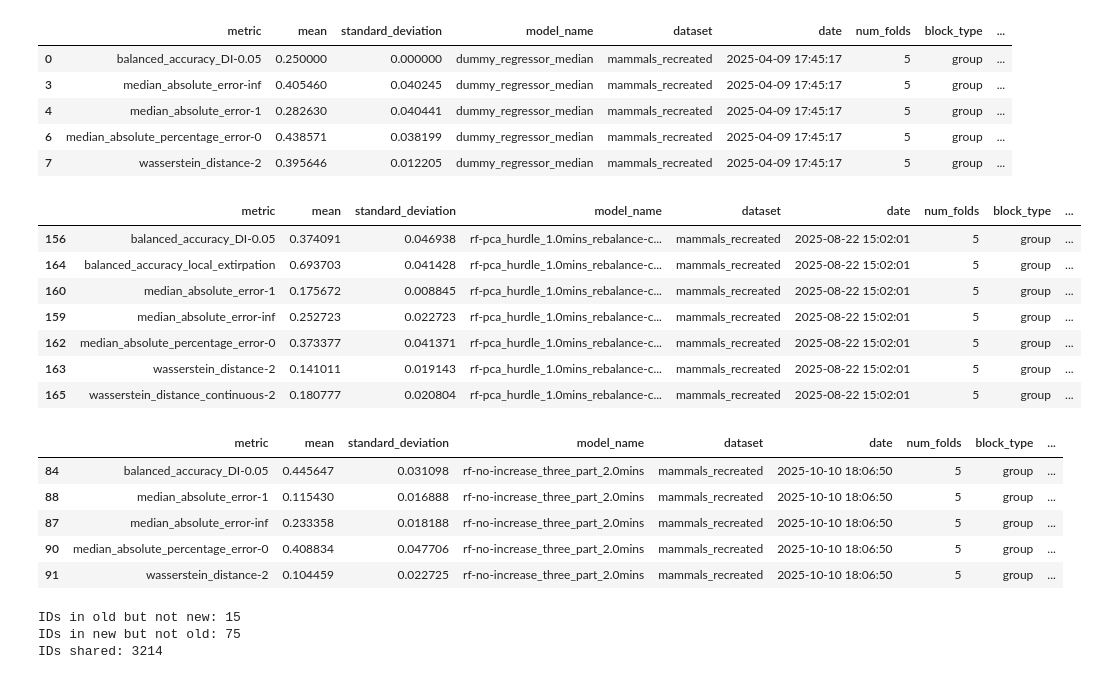
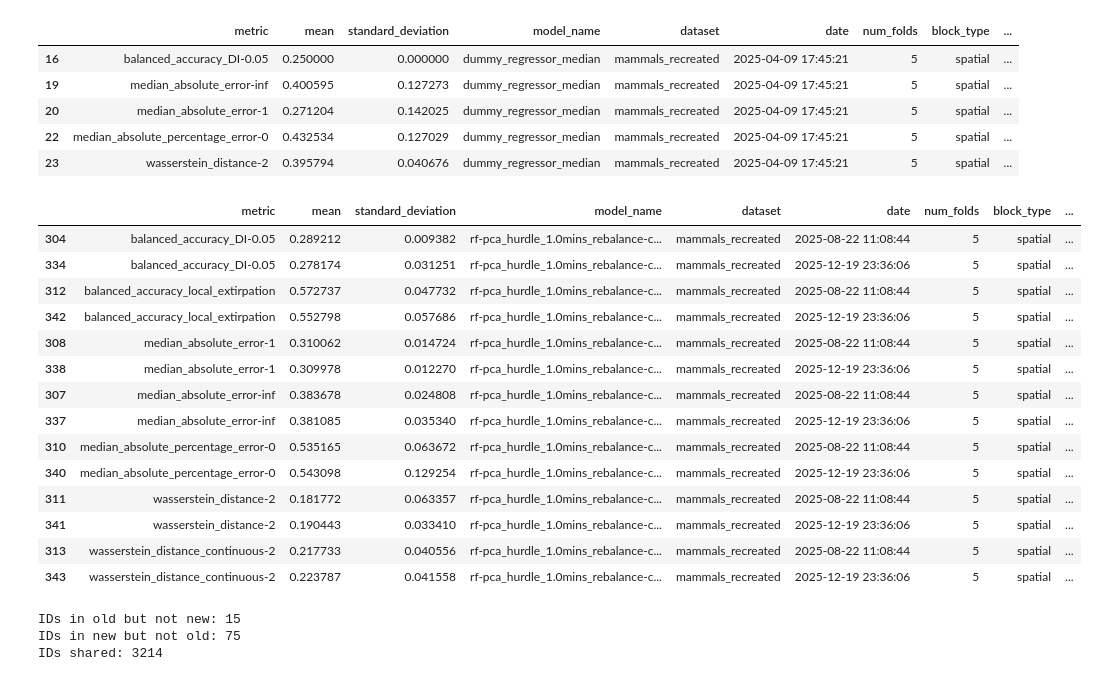
Before and after one commit to emiliolr/life-hunting, a Jupyter notebook: notebooks/scratch.ipynb, the cells around one changed output. Cells and saved outputs as stored; diff of their text form; code cells hidden in the pictures.

```diff
--- a/notebooks/scratch.ipynb
+++ b/notebooks/scratch.ipynb
@@ -12,37 +12,34 @@ from utils import preprocess_data
 old_results = pd.read_csv('/Users/emiliolr/Google Drive/My Drive/LIFE/hunting_analysis/final_results/cross_val_results_all_metrics.csv')
 new_results = pd.read_csv('/Users/emiliolr/Desktop/life-hunting/testing_governance/cross_val_results_all_metrics.csv')
 # %%
-block = 'group'
+block = 'spatial'
 old_results[(old_results['block_type'] == block) & (old_results['model_name'].str.startswith('dummy')) & (~old_results['metric'].str.contains('mean'))]
 # %% [output]
 |  | metric | mean | standard_deviation | model_name | dataset | date | num_folds | block_type | ... |
-| 0 | balanced_accuracy_DI-0.05 | 0.250000 | 0.000000 | dummy_regressor_median | mammals_recreated | 2025-04-09 17:45:17 | 5 | group | ... |
-| 3 | median_absolute_error-inf | 0.405460 | 0.040245 | dummy_regressor_median | mammals_recreated | 2025-04-09 17:45:17 | 5 | group | ... |
-| 4 | median_absolute_error-1 | 0.282630 | 0.040441 | dummy_regressor_median | mammals_recreated | 2025-04-09 17:45:17 | 5 | group | ... |
-| 6 | median_absolute_percentage_error-0 | 0.438571 | 0.038199 | dummy_regressor_median | mammals_recreated | 2025-04-09 17:45:17 | 5 | group | ... |
-| 7 | wasserstein_distance-2 | 0.395646 | 0.012205 | dummy_regressor_median | mammals_recreated | 2025-04-09 17:45:17 | 5 | group | ... |
+| 16 | balanced_accuracy_DI-0.05 | 0.250000 | 0.000000 | dummy_regressor_median | mammals_recreated | 2025-04-09 17:45:21 | 5 | spatial | ... |
+| 19 | median_absolute_error-inf | 0.400595 | 0.127273 | dummy_regressor_median | mammals_recreated | 2025-04-09 17:45:21 | 5 | spatial | ... |
+| 20 | median_absolute_error-1 | 0.271204 | 0.142025 | dummy_regressor_median | mammals_recreated | 2025-04-09 17:45:21 | 5 | spatial | ... |
+| 22 | median_absolute_percentage_error-0 | 0.432534 | 0.127029 | dummy_regressor_median | mammals_recreated | 2025-04-09 17:45:21 | 5 | spatial | ... |
+| 23 | wasserstein_distance-2 | 0.395794 | 0.040676 | dummy_regressor_median | mammals_recreated | 2025-04-09 17:45:21 | 5 | spatial | ... |
 # %%
-d = new_results[(new_results['block_type'] == block) & (new_results['model_name'].str.contains('rf-pca')) & (~new_results['metric'].str.contains('mean'))]
+d = new_results[(new_results['block_type'] == block) & (new_results['model_name'].str.startswith('rf-pca_hurdle_1.0mins_rebalance-classes')) & (~new_results['metric'].str.contains('mean'))]
 d.sort_values('metric')
 # %% [output]
 |  | metric | mean | standard_deviation | model_name | dataset | date | num_folds | block_type | ... |
-| 156 | balanced_accuracy_DI-0.05 | 0.374091 | 0.046938 | rf-pca_hurdle_1.0mins_rebalance-c... | mammals_recreated | 2025-08-22 15:02:01 | 5 | group | ... |
-| 164 | balanced_accuracy_local_extirpation | 0.693703 | 0.041428 | rf-pca_hurdle_1.0mins_rebalance-c... | mammals_recreated | 2025-08-22 15:02:01 | 5 | group | ... |
-| 160 | median_absolute_error-1 | 0.175672 | 0.008845 | rf-pca_hurdle_1.0mins_rebalance-c... | mammals_recreated | 2025-08-22 15:02:01 | 5 | group | ... |
-| 159 | median_absolute_error-inf | 0.252723 | 0.022723 | rf-pca_hurdle_1.0mins_rebalance-c... | mammals_recreated | 2025-08-22 15:02:01 | 5 | group | ... |
-| 162 | median_absolute_percentage_error-0 | 0.373377 | 0.041371 | rf-pca_hurdle_1.0mins_rebalance-c... | mammals_recreated | 2025-08-22 15:02:01 | 5 | group | ... |
-| 163 | wasserstein_distance-2 | 0.141011 | 0.019143 | rf-pca_hurdle_1.0mins_rebalance-c... | mammals_recreated | 2025-08-22 15:02:01 | 5 | group | ... |
-| 165 | wasserstein_distance_continuous-2 | 0.180777 | 0.020804 | rf-pca_hurdle_1.0mins_rebalance-c... | mammals_recreated | 2025-08-22 15:02:01 | 5 | group | ... |
+| 304 | balanced_accuracy_DI-0.05 | 0.289212 | 0.009382 | rf-pca_hurdle_1.0mins_rebalance-c... | mammals_recreated | 2025-08-22 11:08:44 | 5 | spatial | ... |
+| 334 | balanced_accuracy_DI-0.05 | 0.278174 | 0.031251 | rf-pca_hurdle_1.0mins_rebalance-c... | mammals_recreated | 2025-12-19 23:36:06 | 5 | spatial | ... |
+| 312 | balanced_accuracy_local_extirpation | 0.572737 | 0.047732 | rf-pca_hurdle_1.0mins_rebalance-c... | mammals_recreated | 2025-08-22 11:08:44 | 5 | spatial | ... |
+| 342 | balanced_accuracy_local_extirpation | 0.552798 | 0.057686 | rf-pca_hurdle_1.0mins_rebalance-c... | mammals_recreated | 2025-12-19 23:36:06 | 5 | spatial | ... |
+| 308 | median_absolute_error-1 | 0.310062 | 0.014724 | rf-pca_hurdle_1.0mins_rebalance-c... | mammals_recreated | 2025-08-22 11:08:44 | 5 | spatial | ... |
+| 338 | median_absolute_error-1 | 0.309978 | 0.012270 | rf-pca_hurdle_1.0mins_rebalance-c... | mammals_recreated | 2025-12-19 23:36:06 | 5 | spatial | ... |
+| 307 | median_absolute_error-inf | 0.383678 | 0.024808 | rf-pca_hurdle_1.0mins_rebalance-c... | mammals_recreated | 2025-08-22 11:08:44 | 5 | spatial | ... |
+| 337 | median_absolute_error-inf | 0.381085 | 0.035340 | rf-pca_hurdle_1.0mins_rebalance-c... | mammals_recreated | 2025-12-19 23:36:06 | 5 | spatial | ... |
+| 310 | median_absolute_percentage_error-0 | 0.535165 | 0.063672 | rf-pca_hurdle_1.0mins_rebalance-c... | mammals_recreated | 2025-08-22 11:08:44 | 5 | spatial | ... |
+| 340 | median_absolute_percentage_error-0 | 0.543098 | 0.129254 | rf-pca_hurdle_1.0mins_rebalance-c... | mammals_recreated | 2025-12-19 23:36:06 | 5 | spatial | ... |
+| 311 | wasserstein_distance-2 | 0.181772 | 0.063357 | rf-pca_hurdle_1.0mins_rebalance-c... | mammals_recreated | 2025-08-22 11:08:44 | 5 | spatial | ... |
+| 341 | wasserstein_distance-2 | 0.190443 | 0.033410 | rf-pca_hurdle_1.0mins_rebalance-c... | mammals_recreated | 2025-12-19 23:36:06 | 5 | spatial | ... |
+| 313 | wasserstein_distance_continuous-2 | 0.217733 | 0.040556 | rf-pca_hurdle_1.0mins_rebalance-c... | mammals_recreated | 2025-08-22 11:08:44 | 5 | spatial | ... |
+| 343 | wasserstein_distance_continuous-2 | 0.223787 | 0.041558 | rf-pca_hurdle_1.0mins_rebalance-c... | mammals_recreated | 2025-12-19 23:36:06 | 5 | spatial | ... |
-# %%
-d = new_results[(new_results['block_type'] == block) & (new_results['model_name'] == 'rf-no-increase_three_part_2.0mins') & (~new_results['metric'].str.contains('mean'))]
-d.sort_values('metric')
-# %% [output]
-|  | metric | mean | standard_deviation | model_name | dataset | date | num_folds | block_type | ... |
-| 84 | balanced_accuracy_DI-0.05 | 0.445647 | 0.031098 | rf-no-increase_three_part_2.0mins | mammals_recreated | 2025-10-10 18:06:50 | 5 | group | ... |
-| 88 | median_absolute_error-1 | 0.115430 | 0.016888 | rf-no-increase_three_part_2.0mins | mammals_recreated | 2025-10-10 18:06:50 | 5 | group | ... |
-| 87 | median_absolute_error-inf | 0.233358 | 0.018188 | rf-no-increase_three_part_2.0mins | mammals_recreated | 2025-10-10 18:06:50 | 5 | group | ... |
-| 90 | median_absolute_percentage_error-0 | 0.408834 | 0.047706 | rf-no-increase_three_part_2.0mins | mammals_recreated | 2025-10-10 18:06:50 | 5 | group | ... |
-| 91 | wasserstein_distance-2 | 0.104459 | 0.022725 | rf-no-increase_three_part_2.0mins | mammals_recreated | 2025-10-10 18:06:50 | 5 | group | ... |
 # %%
 old_tropical_mammals = pd.read_csv('/Users/emiliolr/Google Drive/My Drive/LIFE/datasets/derived_datasets/tropical_species/tropical_mammals_taxonomic_info_w_body_mass.csv')
 new_tropical_mammals = pd.read_csv('/Users/emiliolr/Desktop/phd-exploratory-work/results/tropical_species/tropical_mammals_taxonomic_info_w_body_mass.csv')
```
Also changed, not shown: 8 other files.
